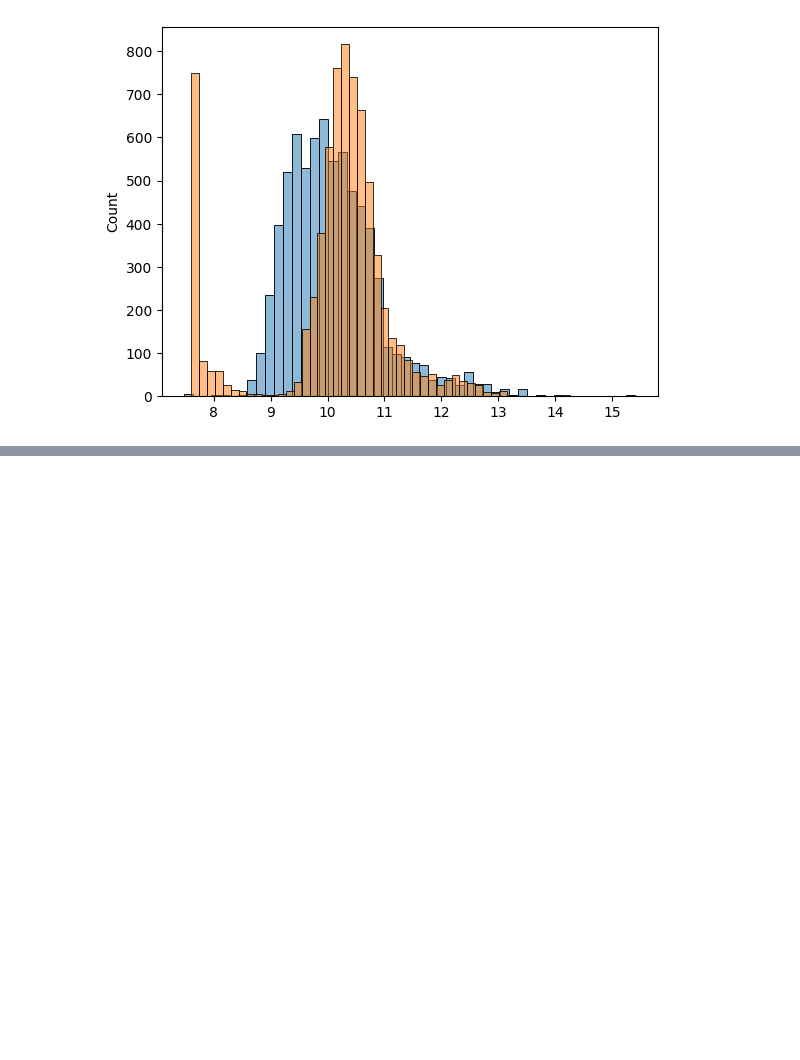
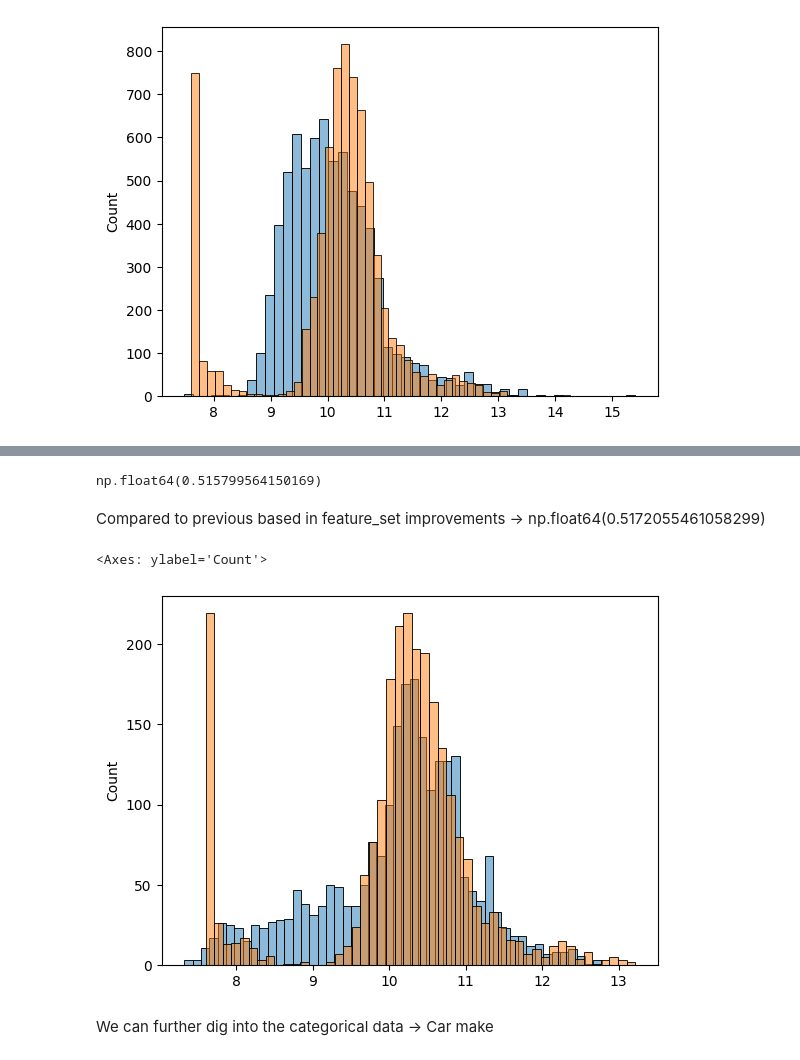
Before and after one commit to okellodaniel/ML_Scholar, a Jupyter notebook: 02-regression/linear_regression.ipynb, the cells around one changed output, grey strips where cells are left out. Saved outputs shown, nothing was run; the diff lists cells and outputs as text; code cells hidden in the pictures; blank space fills up the shorter version.

```diff
--- a/02-regression/linear_regression.ipynb
+++ b/02-regression/linear_regression.ipynb
@@ -742,0 +852,5 @@ is 10.3, the difference is 3, and the square of the difference is 9
+# %%
+# Categorixal question in light -> Number of doors
+
+for v in [2,3,4]:
+    df_train['num_of_doors_%s' % v] = (df_train.number_of_doors == v).astype('int')
@@ -742,0 +889,15 @@ is 10.3, the difference is 3, and the square of the difference is 9
+# %%
+def prepare_x(df):
+    df = df.copy()
+    #  Add manufacture year to the feature set
+
+    df['age'] = df.year.max() - df.year
+    features = base.copy()
+    features.append('age')
+
+    for v in [2,3,4]:
+        df['num_of_doors_%s' % v] = (df.number_of_doors == v).astype('int')
+        features.append('num_of_doors_%s' % v)
+
+    X = df[features].fillna(0).values
+    return X
@@ -742,0 +914,21 @@ is 10.3, the difference is 3, and the square of the difference is 9
+# %%
+X_train = prepare_x(df_train)
+w0,w = train_linear_regression(X_train,y_train)
+
+X_val = prepare_x(df_val)
+y_pred = w0+X_val.dot(w)
+
+rmse(y_val,y_pred)
+# %% [output]
+np.float64(0.515799564150169)
+# %% [markdown]
+Compared to previous based in feature_set improvements -> np.float64(0.5172055461058299)
+# %%
+# View improvement
+sns.histplot(y_pred,bins=50,alpha=0.5) # Predicted price
+sns.histplot(y_val,bins=50,alpha=0.5) # Actual price
+# %% [output]
+<Axes: ylabel='Count'>
+[figure, added]
+# %% [markdown]
+We can further dig into the categorical data -> Car make
```
Also changed, not shown: parts of 61 cells of this notebook, 1 other file.
